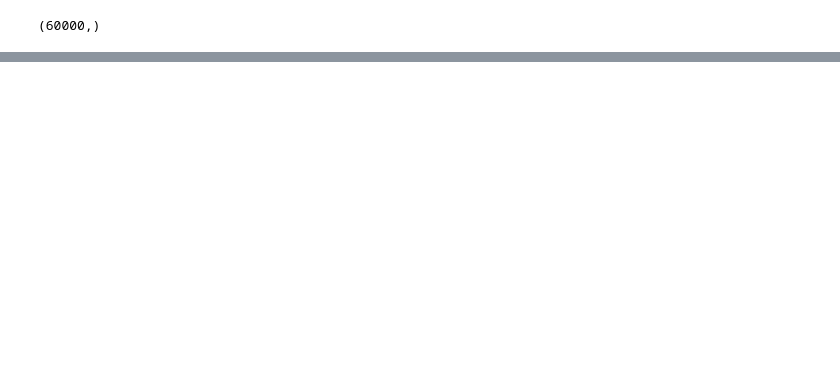
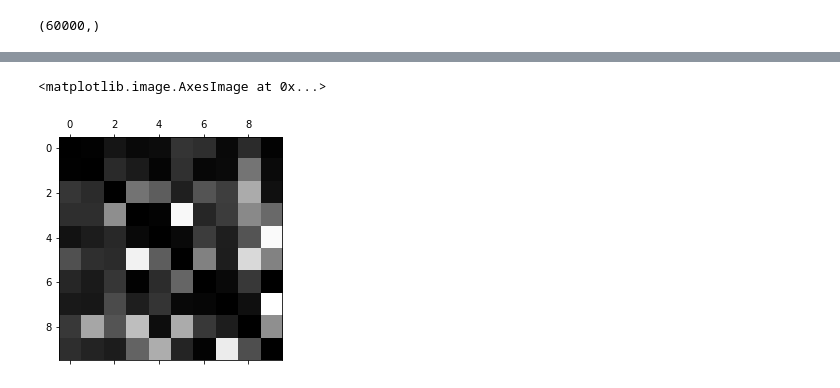
Before and after one commit to SabZzil/HandsOnML, a Jupyter notebook: Chapter_3.ipynb, the cells around one changed output, grey strips where cells are left out. Saved outputs shown, nothing was run; the diff lists cells and outputs as text; code cells hidden in the pictures; blank space fills up the shorter version.

```diff
--- a/Chapter_3.ipynb
+++ b/Chapter_3.ipynb
@@ -144,0 +270,9 @@ recall_score(y_train_5, y_train_pred_90)
+# %%
+row_sums = conf_mx.sum(axis=1, keepdims=True)
+norm_conf_mx = conf_mx / row_sums
+# %%
+np.fill_diagonal(norm_conf_mx, 0)
+plt.matshow(norm_conf_mx, cmap=plt.cm.gray)
+# %% [output]
+<matplotlib.image.AxesImage at 0x...>
+[figure, added]
```
Also changed, not shown: parts of 36 cells of this notebook, 1 other file.
